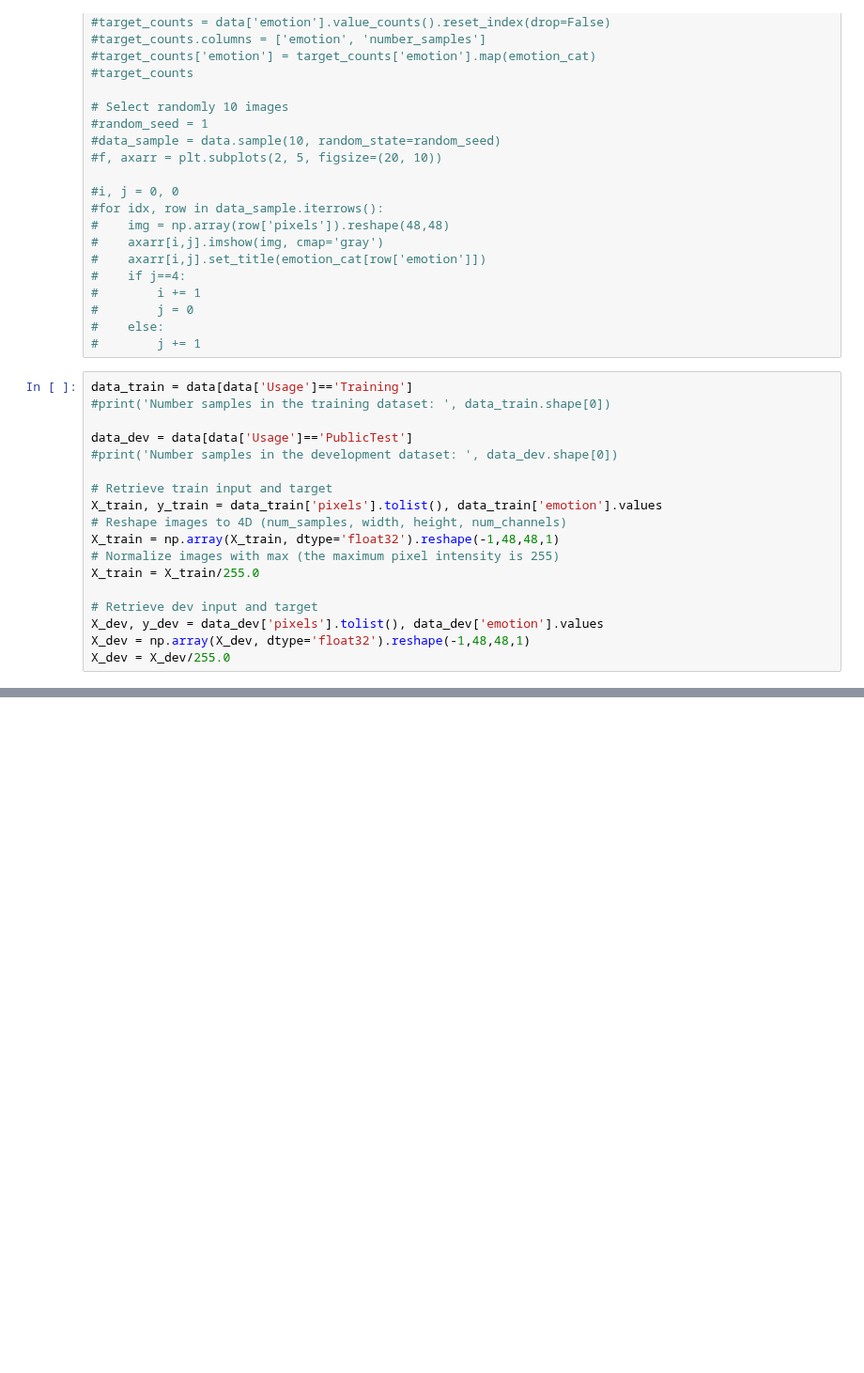
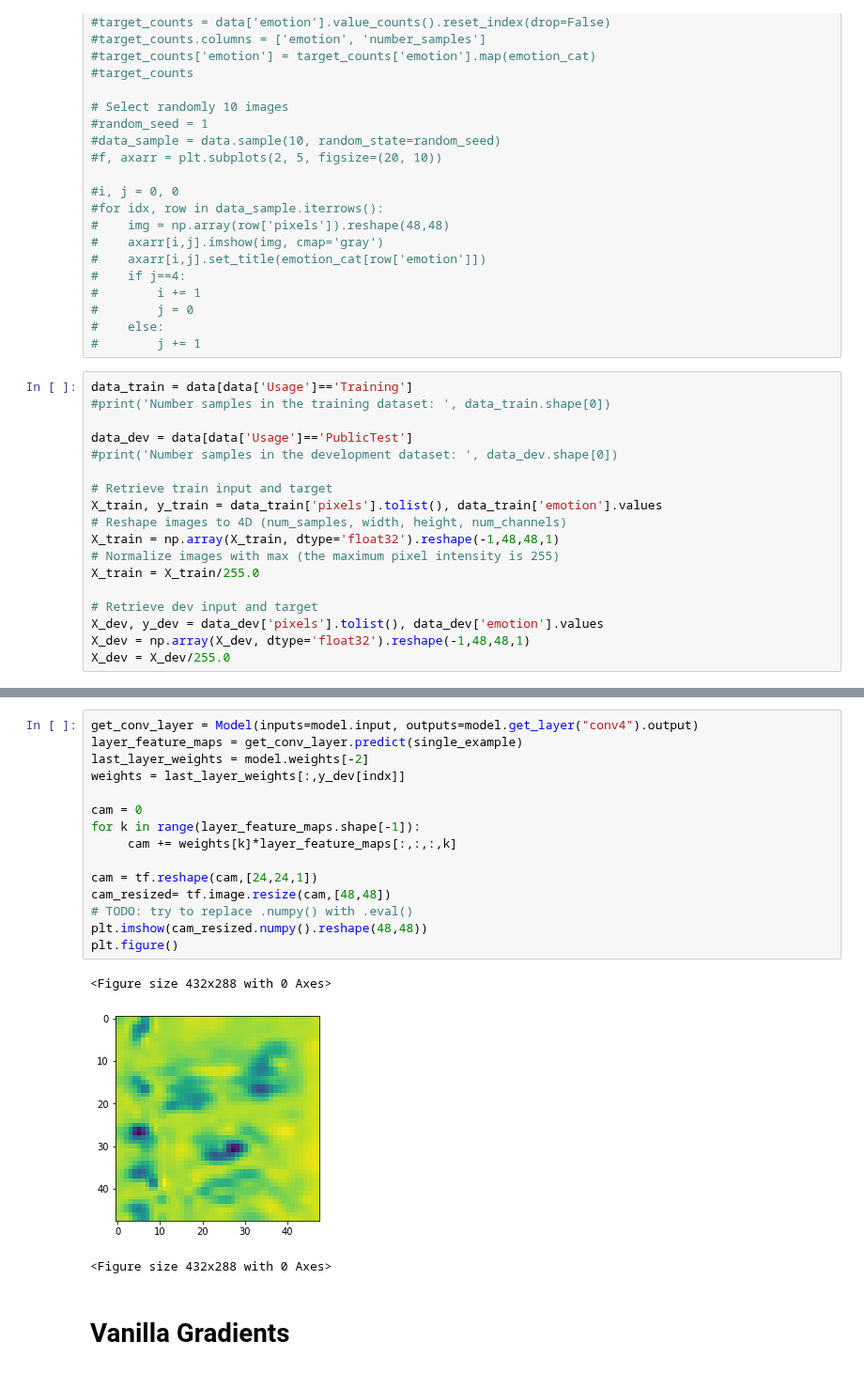
Before and after one commit to amilkh/cs230-fer, a Jupyter notebook: fer2013.ipynb, the cells around one changed output, grey strips where cells are left out. Shown at 94% size. Saved outputs shown, nothing was run; the diff lists cells and outputs as text; blank space fills up the shorter version.

```diff
--- a/fer2013.ipynb
+++ b/fer2013.ipynb
@@ -260,0 +136,21 @@ ValueError: ignored
+# %%
+get_conv_layer = Model(inputs=model.input, outputs=model.get_layer("conv4").output)
+layer_feature_maps = get_conv_layer.predict(single_example)
+last_layer_weights = model.weights[-2]
+weights = last_layer_weights[:,y_dev[indx]]
+
+cam = 0
+for k in range(layer_feature_maps.shape[-1]):
+     cam += weights[k]*layer_feature_maps[:,:,:,k]
+
+cam = tf.reshape(cam,[24,24,1])
+cam_resized= tf.image.resize(cam,[48,48])
+# TODO: try to replace .numpy() with .eval()
+plt.imshow(cam_resized.numpy().reshape(48,48))
+plt.figure()
+# %% [output]
+<Figure size 432x288 with 0 Axes>
+[figure, added]
+<Figure size 432x288 with 0 Axes>
+# %% [markdown]
+# Vanilla Gradients
```
Also changed, not shown: parts of 14 cells of this notebook.
